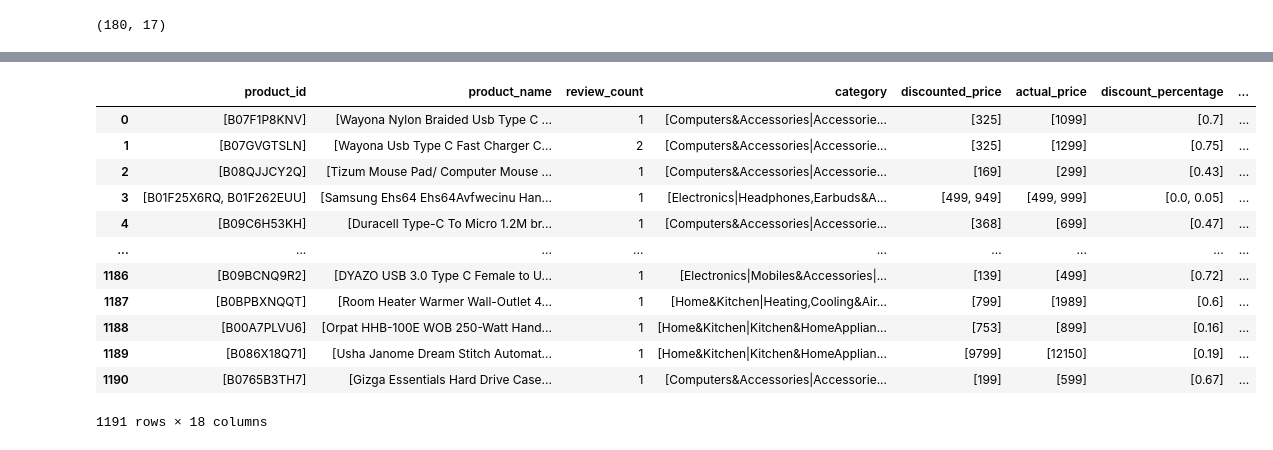
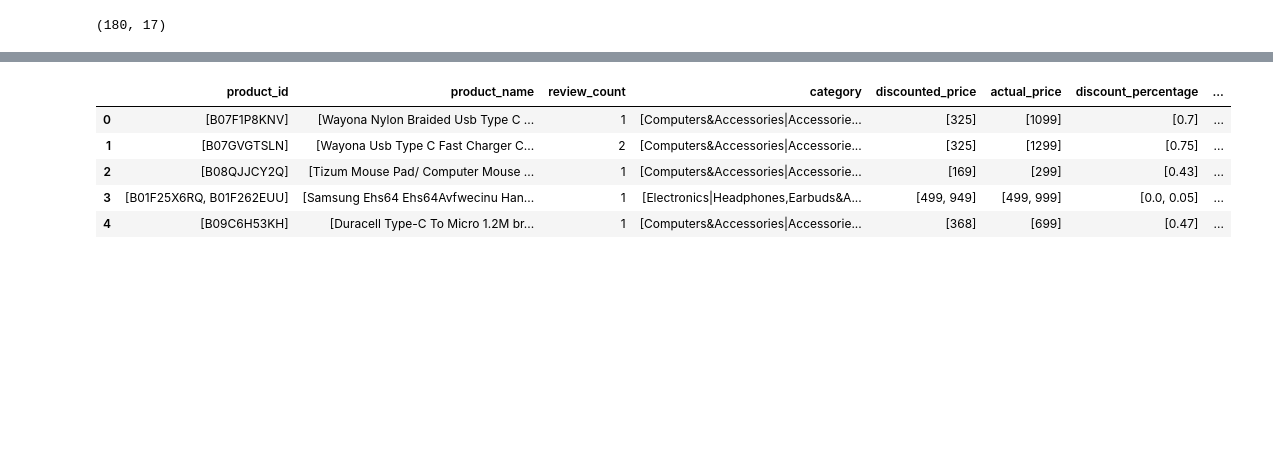
Before and after one commit to wareefAlyousef/amazon_product_chatbot_STC, a Jupyter notebook: notebooks/amazon_product_reviews_analysis.ipynb, the cells around one changed output, grey strips where cells are left out. Saved outputs shown, nothing was run; the diff lists cells and outputs as text; code cells hidden in the pictures; blank space fills up the shorter version.

```diff
--- a/notebooks/amazon_product_reviews_analysis.ipynb
+++ b/notebooks/amazon_product_reviews_analysis.ipynb
@@ -309,42 +421,35 @@ combined_df
 # %%
-# 1. Rename columns
+# Rename columns
 combined_df = combined_df.rename(columns={
     "freq": "review_count",
     "size": "product_count"
 })
 
-# 2. Ensure review_count is not a list (convert to int if inside list)
+# Ensure review_count is not a list (convert to int if inside list)
 if combined_df["review_count"].apply(lambda x: isinstance(x, list)).any():
     combined_df["review_count"] = combined_df["review_count"].apply(lambda x: x[0] if isinstance(x, list) else x)
 
-# 3. Reorder columns so review_id is col #12 and product_count col #13
+# Reorder columns so review_id is col #12 and product_count col #13
 cols = list(combined_df.columns)
 
 # Find current positions
 if "review_id" in cols and "product_count" in cols:
     cols.remove("review_id")
     cols.remove("product_count")
     # Insert review_id at 12, product_count at 13
     cols.insert(11, "review_id")
     cols.insert(12, "product_count")
 
 combined_df = combined_df[cols]
 
-combined_df
+combined_df.head()
 # %% [output]
 |  | product_id | product_name | review_count | category | discounted_price | actual_price | discount_percentage | ... |
 | 0 | [B07F1P8KNV] | [Wayona Nylon Braided Usb Type C ... | 1 | [Computers&Accessories|Accessorie... | [325] | [1099] | [0.7] | ... |
 | 1 | [B07GVGTSLN] | [Wayona Usb Type C Fast Charger C... | 2 | [Computers&Accessories|Accessorie... | [325] | [1299] | [0.75] | ... |
 | 2 | [B08QJJCY2Q] | [Tizum Mouse Pad/ Computer Mouse ... | 1 | [Computers&Accessories|Accessorie... | [169] | [299] | [0.43] | ... |
 | 3 | [B01F25X6RQ, B01F262EUU] | [Samsung Ehs64 Ehs64Avfwecinu Han... | 1 | [Electronics|Headphones,Earbuds&A... | [499, 949] | [499, 999] | [0.0, 0.05] | ... |
 | 4 | [B09C6H53KH] | [Duracell Type-C To Micro 1.2M br... | 1 | [Computers&Accessories|Accessorie... | [368] | [699] | [0.47] | ... |
-| ... | ... | ... | ... | ... | ... | ... | ... | ... |
-| 1186 | [B09BCNQ9R2] | [DYAZO USB 3.0 Type C Female to U... | 1 | [Electronics|Mobiles&Accessories|... | [139] | [499] | [0.72] | ... |
-| 1187 | [B0BPBXNQQT] | [Room Heater Warmer Wall-Outlet 4... | 1 | [Home&Kitchen|Heating,Cooling&Air... | [799] | [1989] | [0.6] | ... |
-| 1188 | [B00A7PLVU6] | [Orpat HHB-100E WOB 250-Watt Hand... | 1 | [Home&Kitchen|Kitchen&HomeApplian... | [753] | [899] | [0.16] | ... |
-| 1189 | [B086X18Q71] | [Usha Janome Dream Stitch Automat... | 1 | [Home&Kitchen|Kitchen&HomeApplian... | [9799] | [12150] | [0.19] | ... |
-| 1190 | [B0765B3TH7] | [Gizga Essentials Hard Drive Case... | 1 | [Computers&Accessories|Accessorie... | [199] | [599] | [0.67] | ... |
-1191 rows × 18 columns
 # %%
 # Save to Excel in the data folder
 combined_df.to_excel("../data/cleaned_data.xlsx", index=False)
```
Also changed, not shown: parts of 50 cells of this notebook.
